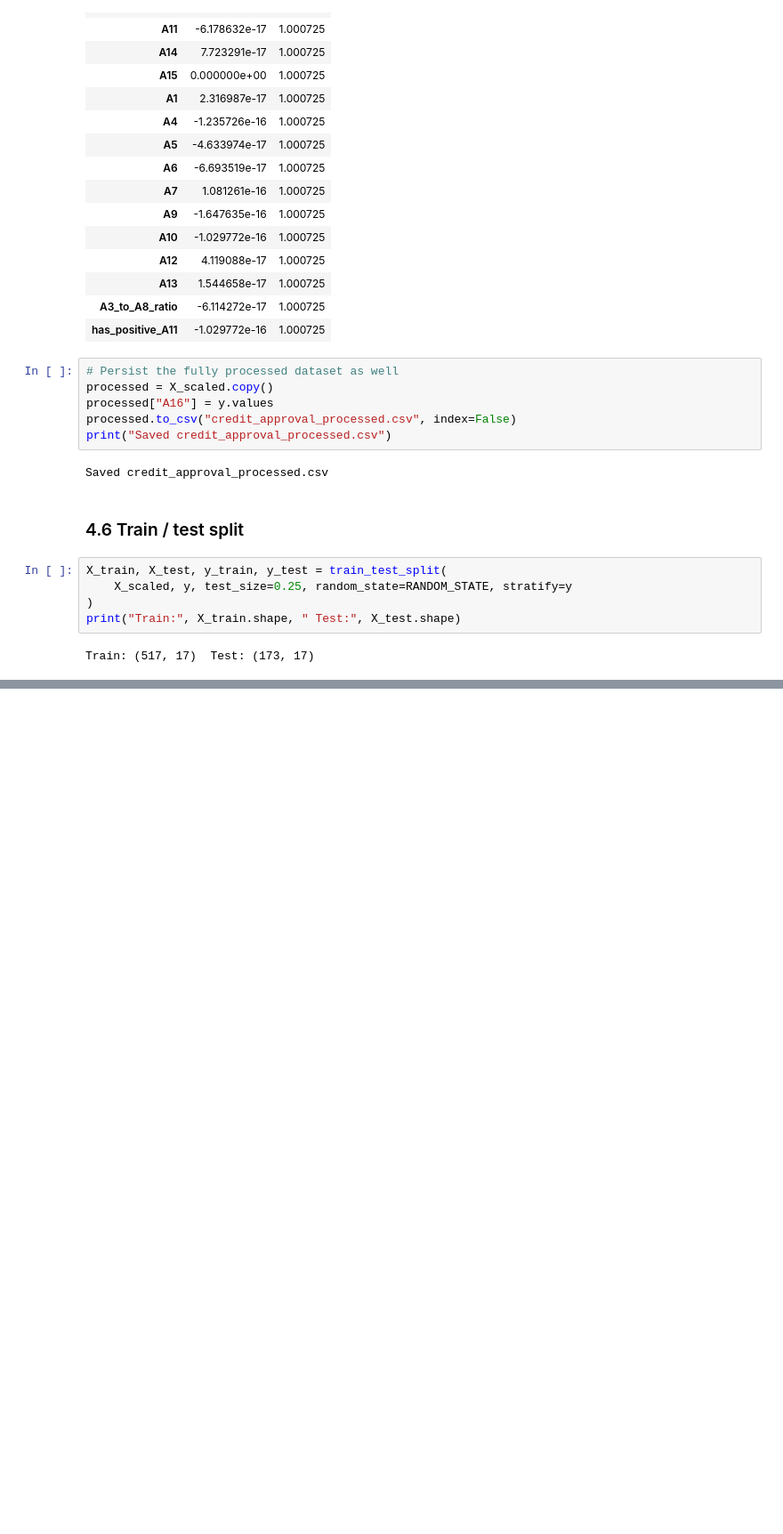
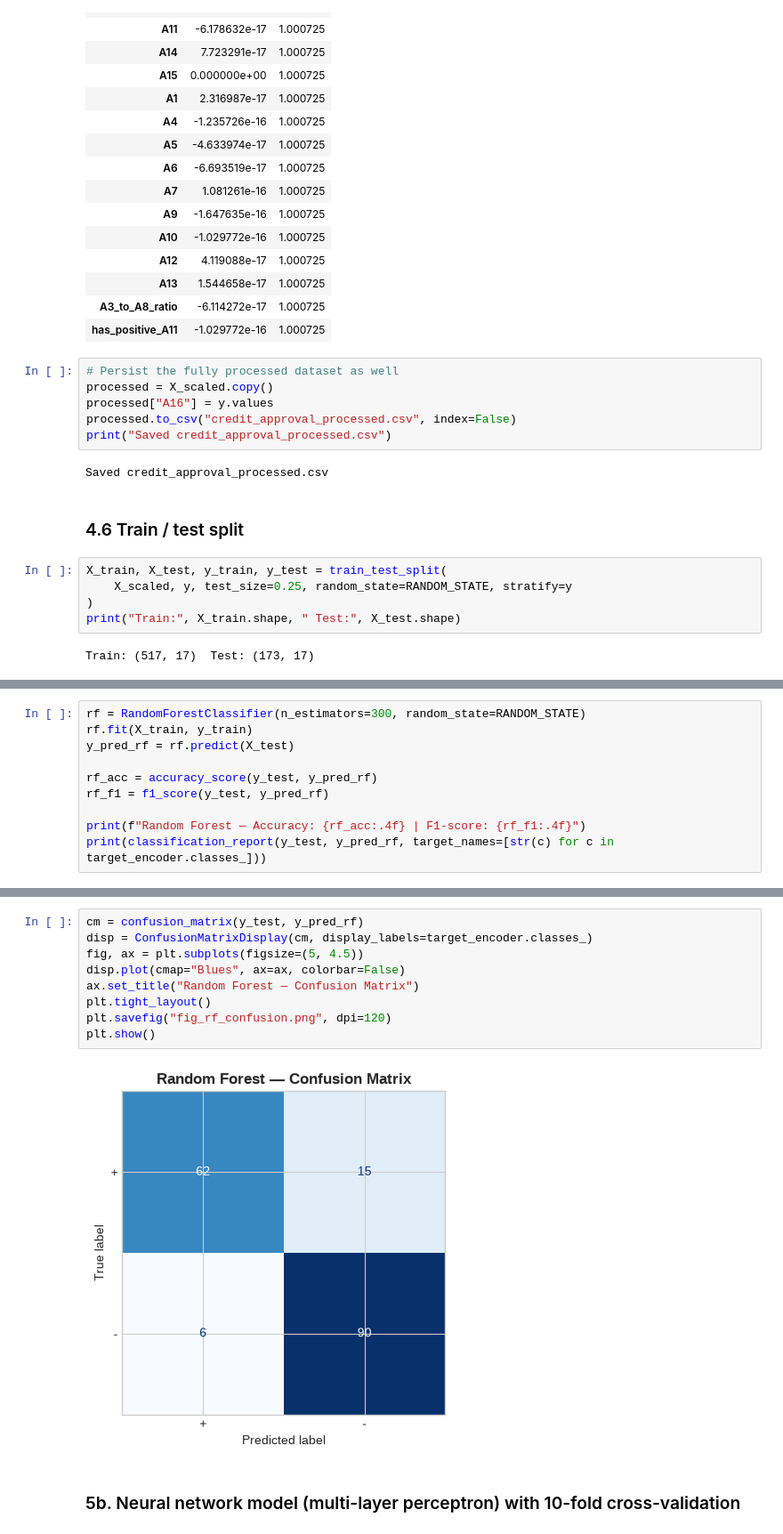
Before and after one commit to charerimana/data-mining-labs, a Jupyter notebook: Lab2_Credit_Approval.ipynb, the cells around one changed output, grey strips where cells are left out. Shown at 89% size. Saved outputs shown, nothing was run; the diff lists cells and outputs as text; blank space fills up the shorter version.

```diff
--- a/Lab2_Credit_Approval.ipynb
+++ b/Lab2_Credit_Approval.ipynb
@@ -380,0 +393,10 @@ Train: (517, 17)  Test: (173, 17)
+# %%
+rf = RandomForestClassifier(n_estimators=300, random_state=RANDOM_STATE)
+rf.fit(X_train, y_train)
+y_pred_rf = rf.predict(X_test)
+
+rf_acc = accuracy_score(y_test, y_pred_rf)
+rf_f1 = f1_score(y_test, y_pred_rf)
+
+print(f"Random Forest — Accuracy: {rf_acc:.4f} | F1-score: {rf_f1:.4f}")
+print(classification_report(y_test, y_pred_rf, target_names=[str(c) for c in target_encoder.classes_]))
@@ -380,0 +413,13 @@ Train: (517, 17)  Test: (173, 17)
+# %%
+cm = confusion_matrix(y_test, y_pred_rf)
+disp = ConfusionMatrixDisplay(cm, display_labels=target_encoder.classes_)
+fig, ax = plt.subplots(figsize=(5, 4.5))
+disp.plot(cmap="Blues", ax=ax, colorbar=False)
+ax.set_title("Random Forest — Confusion Matrix")
+plt.tight_layout()
+plt.savefig("fig_rf_confusion.png", dpi=120)
+plt.show()
+# %% [output]
+[figure, added]
+# %% [markdown]
+### 5b. Neural network model (multi-layer perceptron) with 10-fold cross-validation
```
Also changed, not shown: parts of 12 cells of this notebook, 2 other files.
